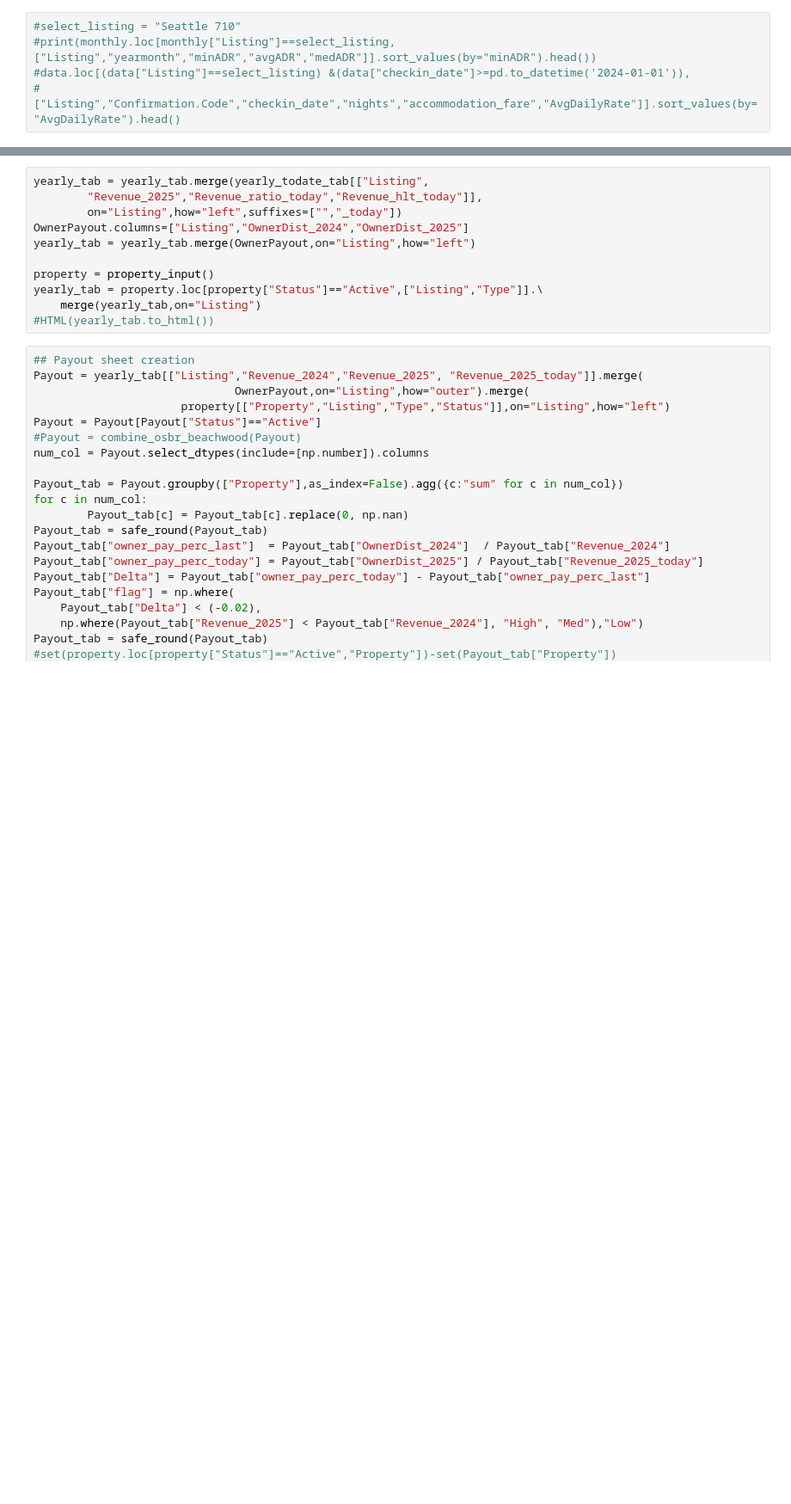
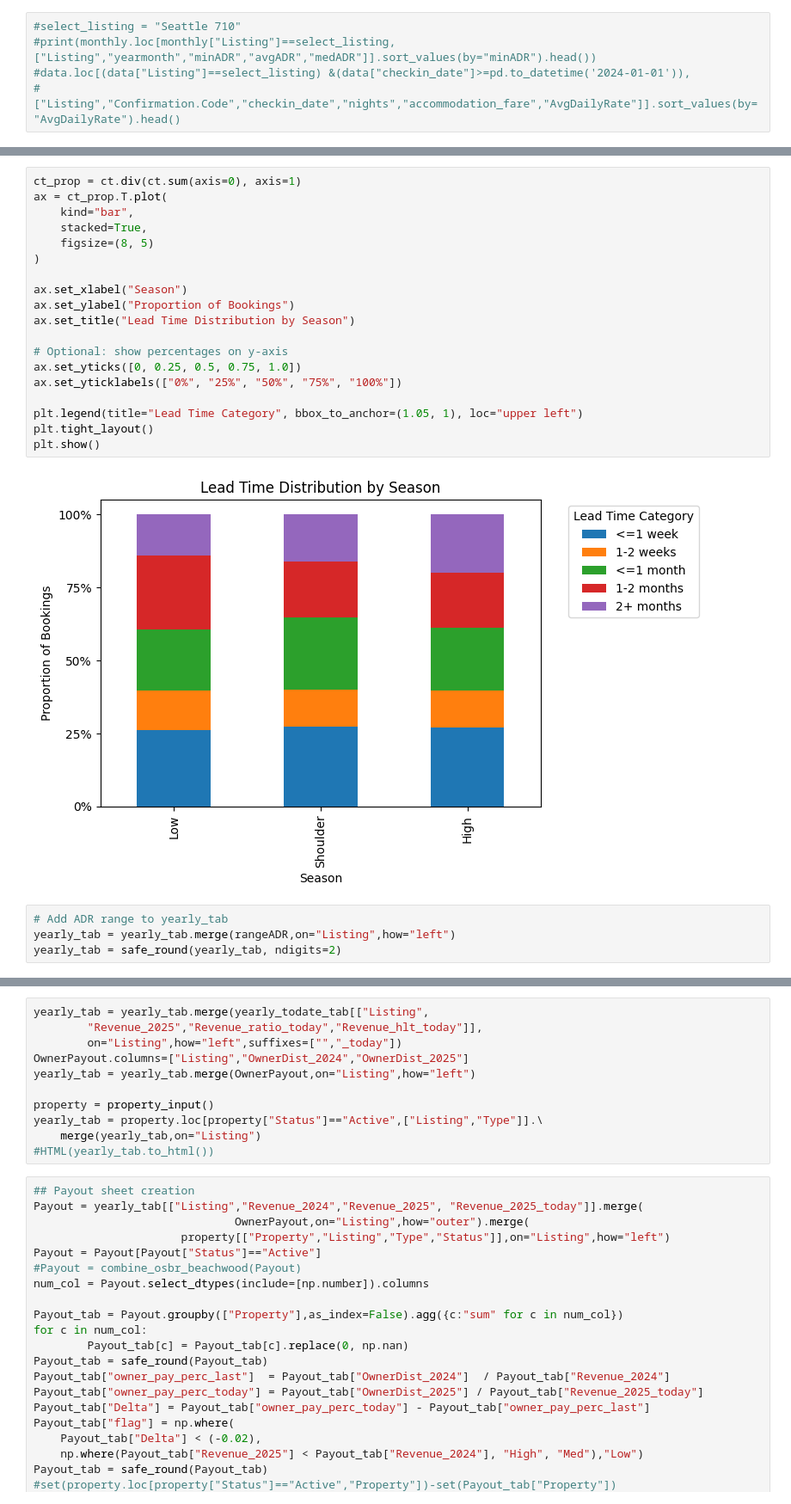
Before and after one commit to ylin2016/ValtaWork, a Jupyter notebook: Data and Reporting/python/RevenueReport.ipynb, the cells around one changed output, grey strips where cells are left out. Shown at 86% size. Saved outputs shown, nothing was run; the diff lists cells and outputs as text; blank space fills up the shorter version.

```diff
--- a/Data and Reporting/python/RevenueReport.ipynb
+++ b/Data and Reporting/python/RevenueReport.ipynb
@@ -345,2 +511,27 @@ yearly_tab = safe_round(yearly_tab, ndigits=2)
+# %%
+ct_prop = ct.div(ct.sum(axis=0), axis=1)
+ax = ct_prop.T.plot(
+    kind="bar",
+    stacked=True,
+    figsize=(8, 5)
+)
+
+ax.set_xlabel("Season")
+ax.set_ylabel("Proportion of Bookings")
+ax.set_title("Lead Time Distribution by Season")
+
+# Optional: show percentages on y-axis
+ax.set_yticks([0, 0.25, 0.5, 0.75, 1.0])
+ax.set_yticklabels(["0%", "25%", "50%", "75%", "100%"])
+
+plt.legend(title="Lead Time Category", bbox_to_anchor=(1.05, 1), loc="upper left")
+plt.tight_layout()
+plt.show()
+# %% [output]
+[figure, added]
+# %%
+# Add ADR range to yearly_tab
+yearly_tab = yearly_tab.merge(rangeADR,on="Listing",how="left")
+yearly_tab = safe_round(yearly_tab, ndigits=2)
 # %%
 ## Only include the month till today
```
Also changed, not shown: parts of 14 cells of this notebook.
